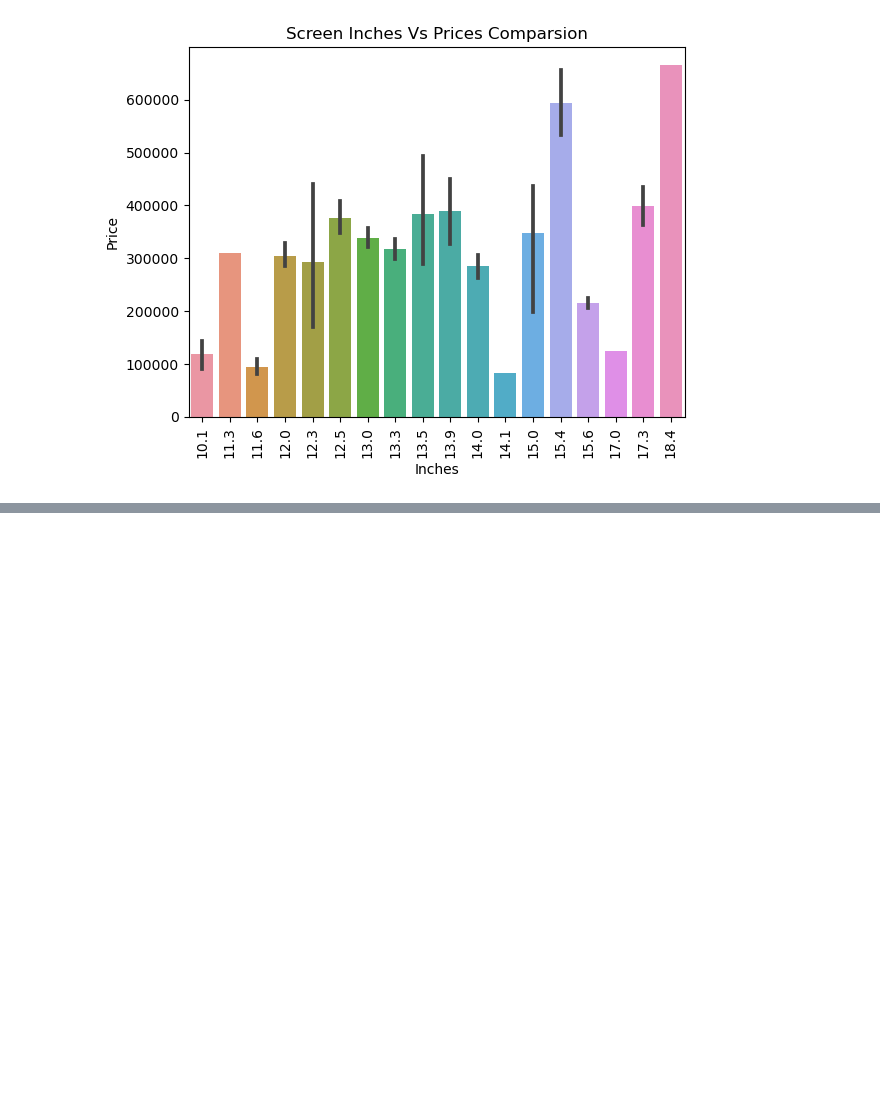
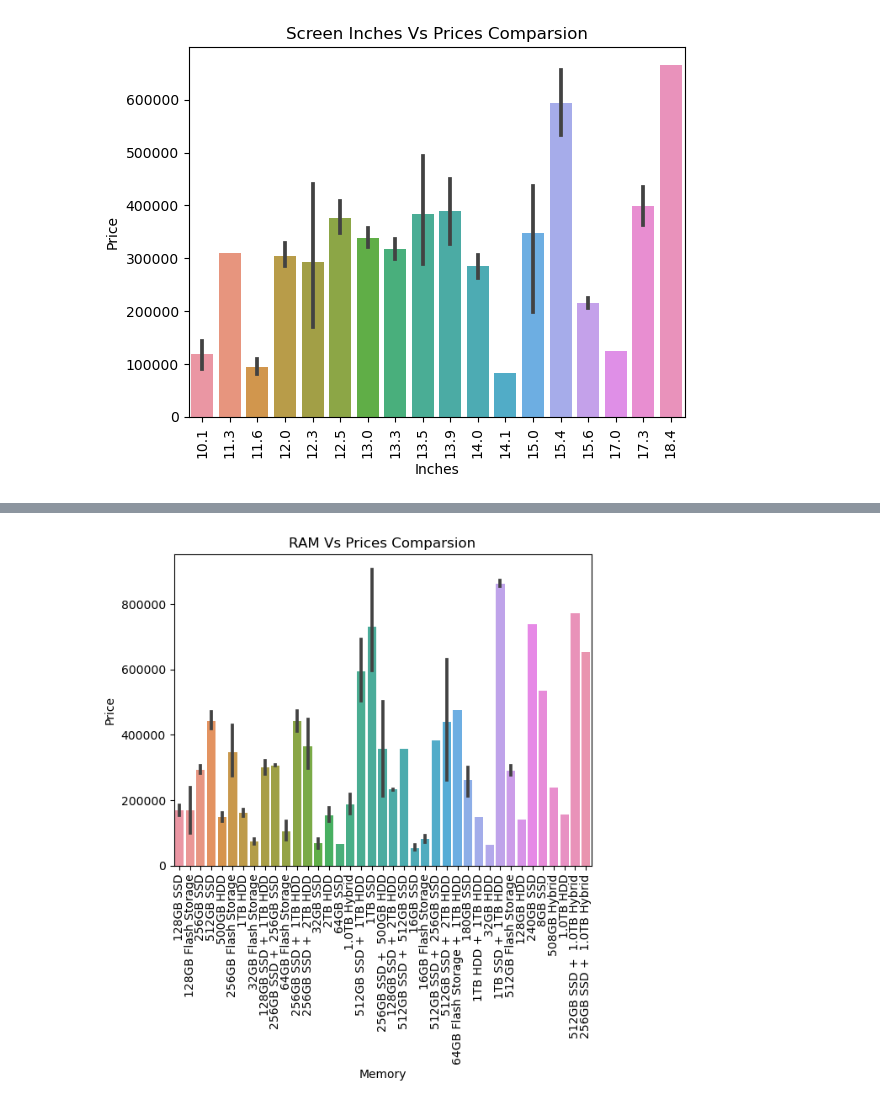
Before and after one commit to Sialsanwal/Data-Science, a Jupyter notebook: Laptop Price/EDA.ipynb, the cells around one changed output, grey strips where cells are left out. Cells and saved outputs as stored; diff of their text form; code cells hidden in the pictures; blank space fills up the shorter version.

```diff
--- a/Laptop Price/EDA.ipynb
+++ b/Laptop Price/EDA.ipynb
@@ -132,0 +149,7 @@ df.Ram.value_counts().plt(kind='bar')
+# %%
+sns.barplot(x=df.Memory, y=df.Price)
+plt.xticks(rotation='vertical')
+plt.title("RAM Vs Prices Comparsion")
+plt.show()
+# %% [output]
+[figure, added]
```
Also changed, not shown: parts of 4 cells of this notebook.
